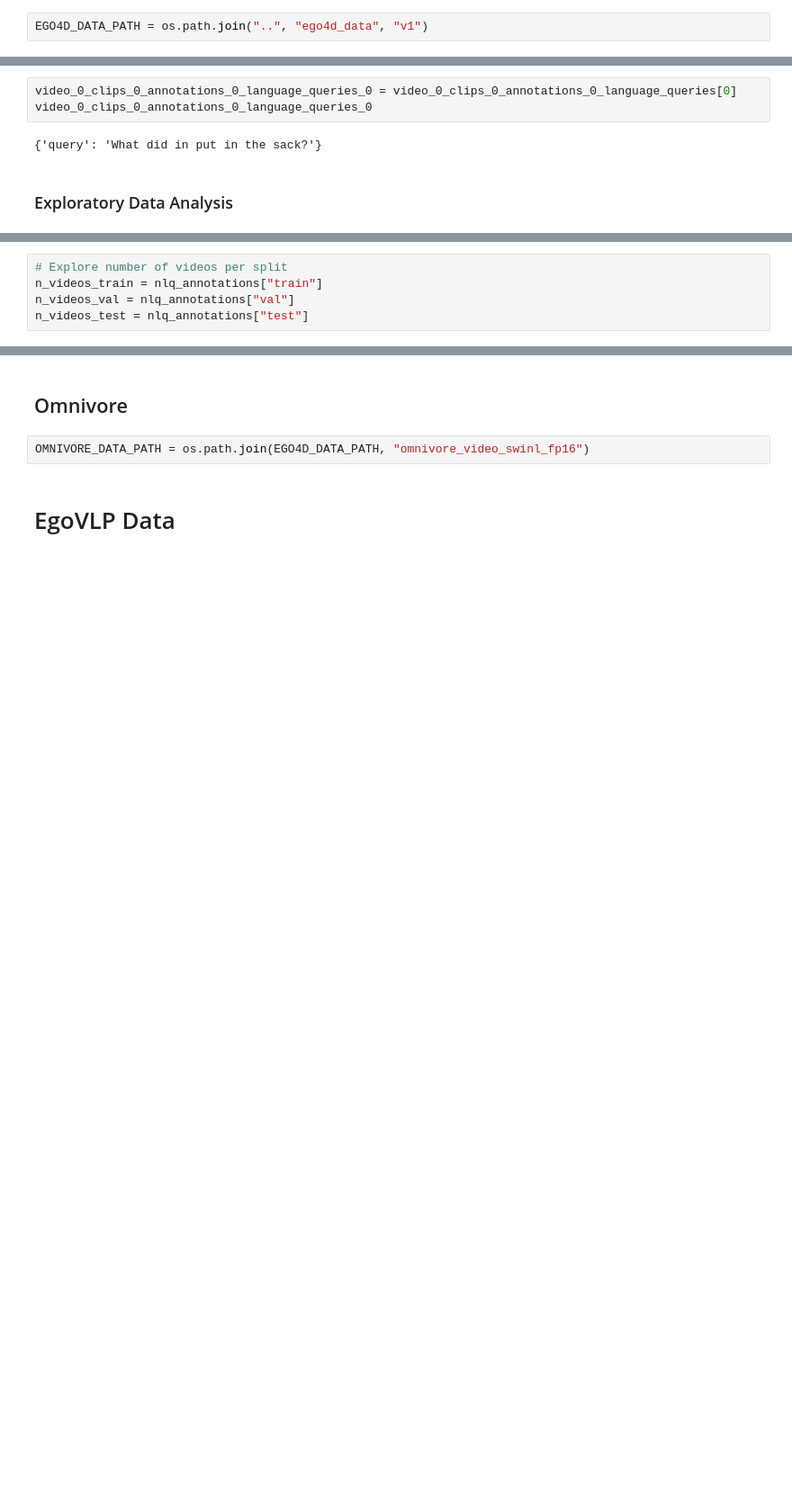
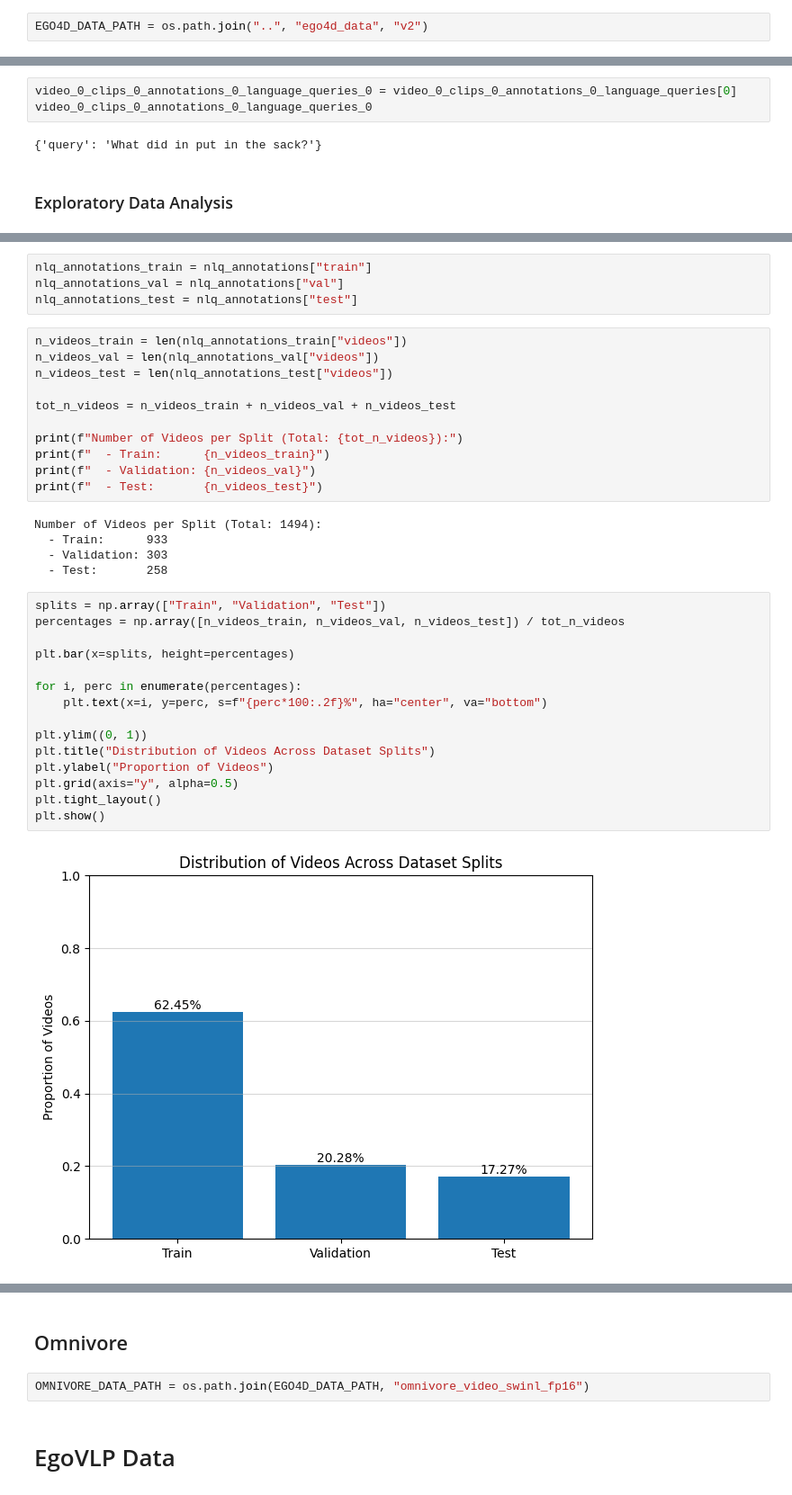
Before and after one commit to AndreaLolli2912/ARDA-VSLNet-FiLM-Enhanced-Knowledge-Distillation-for-Efficient-NLQ-Localization-in-Ego4D-Videos, a Jupyter notebook: notebooks/data_exploration.ipynb, the cells around one changed output, grey strips where cells are left out. Shown at 90% size. Drawn from its saved outputs; the diff is of its cells as text; blank space fills up the shorter version.

Commit message:
EDA for total videos, clips and annotations, separated by dataset split

```diff
--- a/notebooks/data_exploration.ipynb
+++ b/notebooks/data_exploration.ipynb
@@ -4,7 +7,7 @@ import json
 # %% [markdown]
 # Ego4D Data
 # %%
-EGO4D_DATA_PATH = os.path.join("..", "ego4d_data", "v1")
+EGO4D_DATA_PATH = os.path.join("..", "ego4d_data", "v2")
 # %% [markdown]
 ## NLQ Annotations
 # %%
@@ -465,5 +466,37 @@ video_0_clips_0_annotations_0_language_queries_0
 # %%
-# Explore number of videos per split
-n_videos_train = nlq_annotations["train"]
-n_videos_val = nlq_annotations["val"]
-n_videos_test = nlq_annotations["test"]
+nlq_annotations_train = nlq_annotations["train"]
+nlq_annotations_val = nlq_annotations["val"]
+nlq_annotations_test = nlq_annotations["test"]
+# %%
+n_videos_train = len(nlq_annotations_train["videos"])
+n_videos_val = len(nlq_annotations_val["videos"])
+n_videos_test = len(nlq_annotations_test["videos"])
+
+tot_n_videos = n_videos_train + n_videos_val + n_videos_test
+
+print(f"Number of Videos per Split (Total: {tot_n_videos}):")
+print(f"  - Train:      {n_videos_train}")
+print(f"  - Validation: {n_videos_val}")
+print(f"  - Test:       {n_videos_test}")
+# %% [output]
+Number of Videos per Split (Total: 1494):
+  - Train:      933
+  - Validation: 303
+  - Test:       258
+# %%
+splits = np.array(["Train", "Validation", "Test"])
+percentages = np.array([n_videos_train, n_videos_val, n_videos_test]) / tot_n_videos
+
+plt.bar(x=splits, height=percentages)
+
+for i, perc in enumerate(percentages):
+    plt.text(x=i, y=perc, s=f"{perc*100:.2f}%", ha="center", va="bottom")
+
+plt.ylim((0, 1))
+plt.title("Distribution of Videos Across Dataset Splits")
+plt.ylabel("Proportion of Videos")
+plt.grid(axis="y", alpha=0.5)
+plt.tight_layout()
+plt.show()
+# %% [output]
+[figure, added]
```
Also changed, not shown: parts of 37 cells of this notebook.
